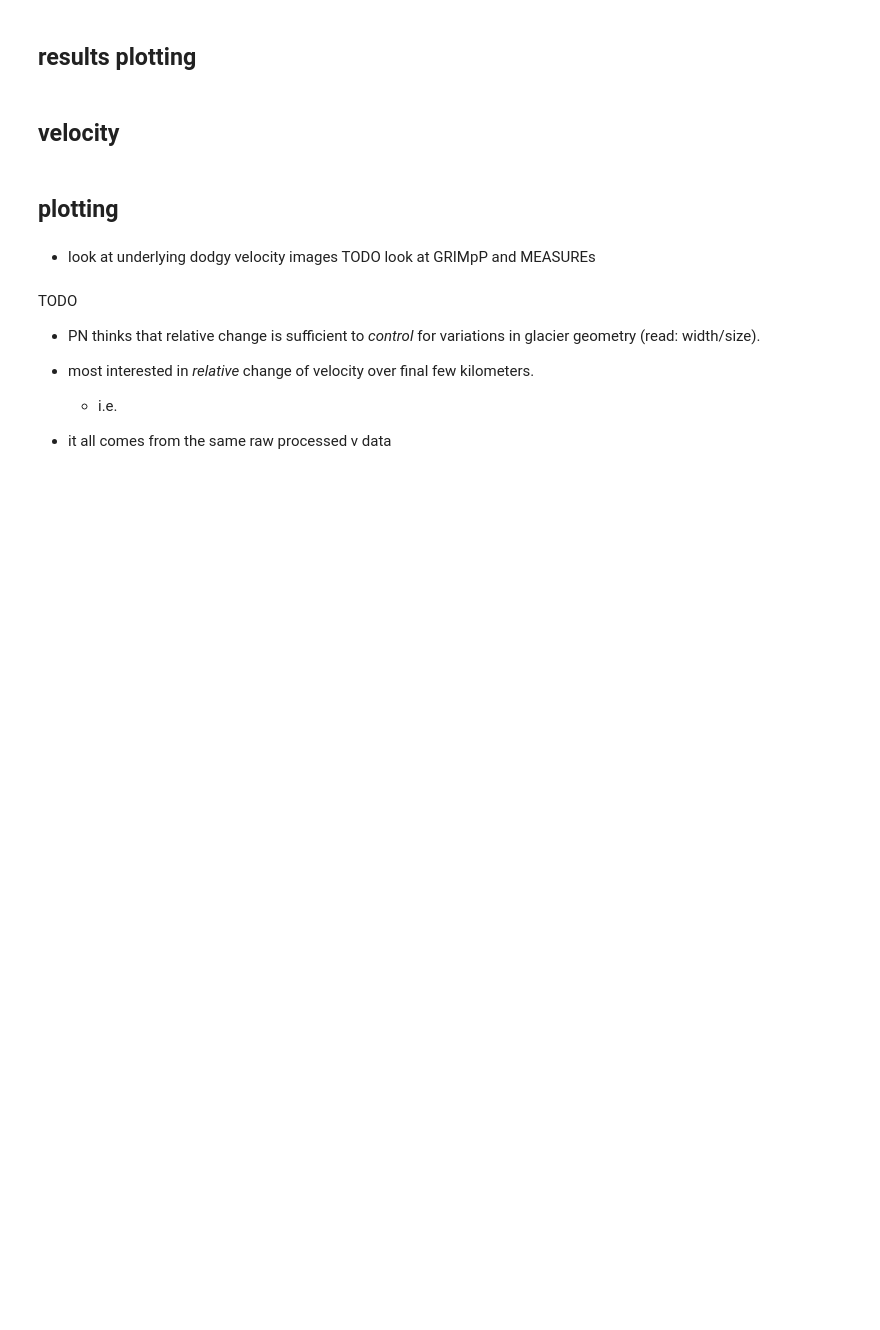
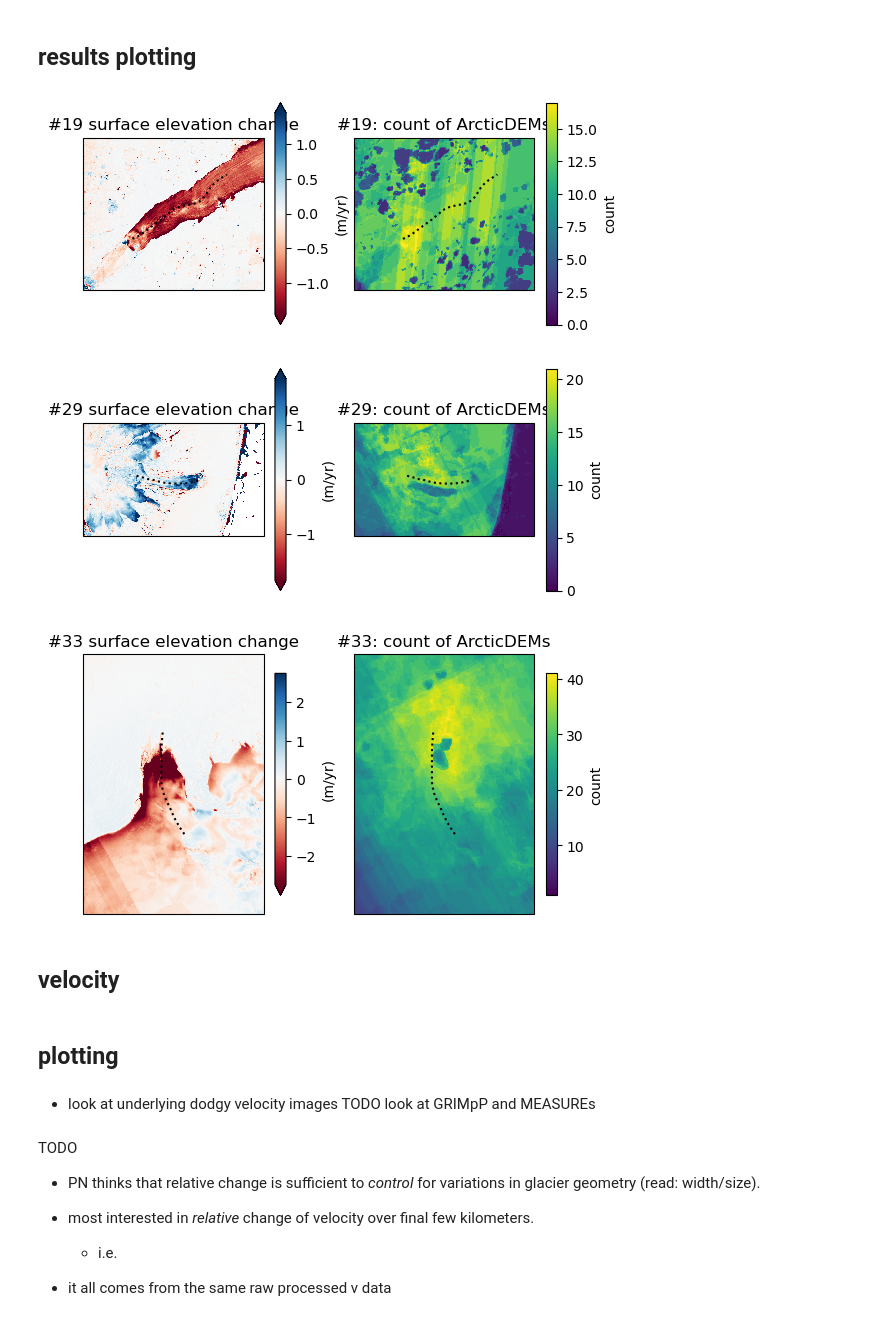
Before and after one commit to tlohde/lake-terminating-glaciers, a Jupyter notebook: src/scratchpad.ipynb, the cells around one changed output. Cells and saved outputs as stored; diff of their text form; code cells hidden in the pictures; blank space fills up the shorter version.

```diff
--- a/src/scratchpad.ipynb
+++ b/src/scratchpad.ipynb
@@ -43,9 +43,9 @@ def demote_coords_to_vars(ds: xr.Dataset,
             for i in range(len(ds[coords]))], compat='override').drop_vars(coords)]
                     )
 
-def add_geom_mask(geom, buffer, ds):
+def add_geom_mask(ds, geom, buffer=200):
     # buffer geometry, with square ends
-    buff_geom = geom.buffer(200, cap_style=3)
+    buff_geom = geom.buffer(buffer, cap_style=3)
 
     # empty array of same x, y dim shape as merged
     arr = np.zeros((ds.sizes['y'], ds.sizes['x']))
@@ -84,7 +84,7 @@ class site():
         self.paths = {
             'sec': os.path.join(self.directory, 'sec.zarr'),
             'dem': os.path.join(self.directory, 'stacked_coregd.zarr'),
-            'sample': os.path.join(self.directory, 'elevation_sample.parquet'),
+            'sample': os.path.join(self.directory, 'sec_sample.parquet'),
             'coreg_meta': os.path.join(self.directory, 'coregistration_metadata.parquet'),
             'stable_terrain': os.path.join(self.directory, 'stable_terrain_mask.tif'),
             'centreline': os.path.join(self.directory, glob('line*.geojson', root_dir=self.directory)[0])
@@ -262,34 +309,38 @@ for where, lake_land in groups.groups:
 # %%
 # plot sec field and count of arctic DEMs for each site
 
 sites = glob('../data/id*')
-for site in sites:
+for site in sites[1:4]:
 
     id = os.path.basename(site).split('_')[0][2:]
     sec = xr.open_zarr(site + '/sec.zarr')
     dem = xr.open_zarr(site + '/stacked_coregd.zarr')
 
     fig, axs = plt.subplots(ncols=2,
                             subplot_kw={'projection':prj})
 
     sec['sec'].sel(result='slope').plot(ax=axs[0],
                                         robust=True,
                                         cmap='RdBu',
                                         cbar_kwargs={'shrink': 0.6,
                                                      'label': '(m/yr)'})
 
     sec['n'].plot(ax=axs[1],
                   cbar_kwargs={'shrink':0.6,
                                'label': 'count'})
 
     for ax in axs:
         ax.plot(*wkt.loads(sec.attrs['centreline']).coords.xy, c='k', ls=':')
 
     axs[0].set_title(f'#{id} surface elevation change')
     axs[1].set_title(f'#{id}: count of ArcticDEMs')
 
     # fig.savefig(site + '/sec_result.png', dpi=600, bbox_inches='tight')
-    plt.close(fig)
+    # plt.close(fig)
+# %% [output]
+[figure, added]
+[figure, added]
+[figure, added]
 # %%
 sites = glob('../data/id*')
 
```
Also changed, not shown: parts of 18 cells of this notebook, 2 other files.
